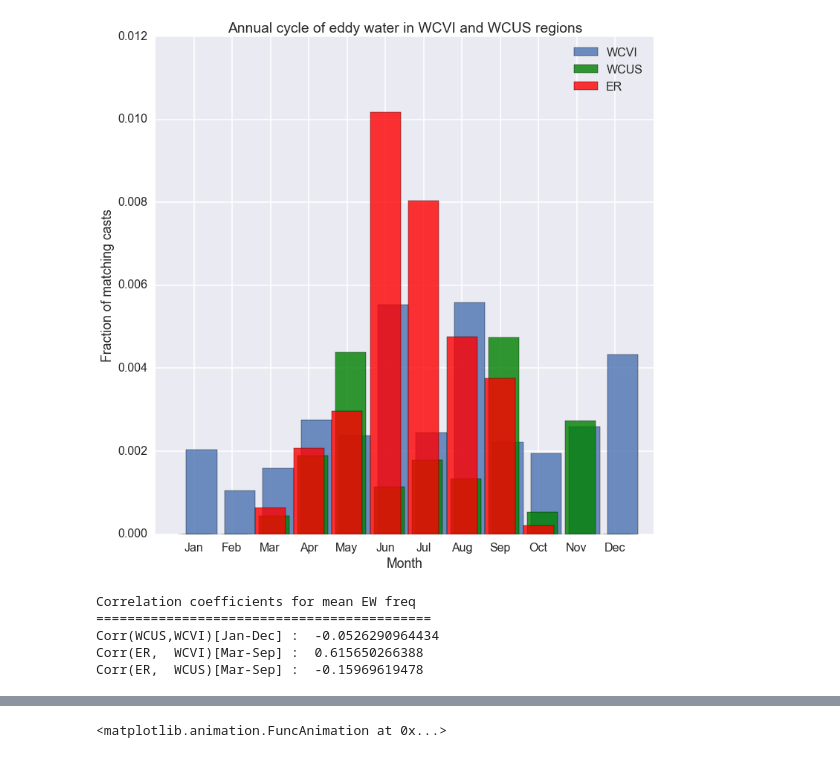
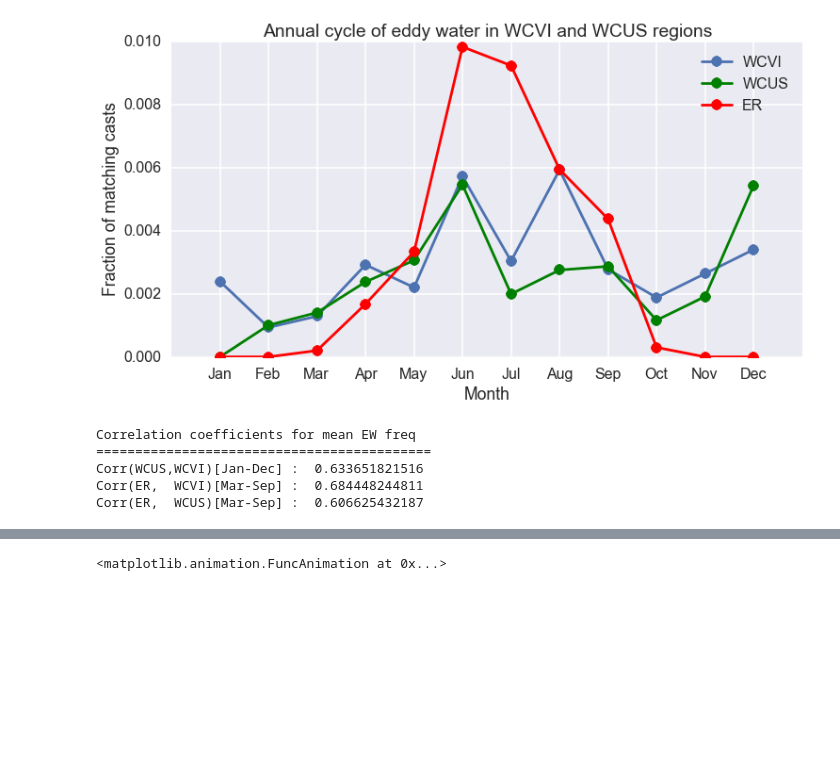
Before and after one commit to UBC-MOAD/falkor_upwelling, a Jupyter notebook: 1_Notebooks/NOAA_observed_levels.ipynb, the cells around one changed output, grey strips where cells are left out. Saved outputs shown, nothing was run; the diff lists cells and outputs as text; code cells hidden in the pictures; blank space fills up the shorter version.

```diff
--- a/1_Notebooks/NOAA_observed_levels.ipynb
+++ b/1_Notebooks/NOAA_observed_levels.ipynb
@@ -8,6 +8,8 @@ import calendar
 import seaborn as sns
 import csvWOD
 import copy
+import seawater as SW
+from mpl_toolkits.basemap import Basemap
 
 # switch to unbuffered output
 class Unbuffered(object):
@@ -23,6 +25,9 @@ import sys
 sys.stdout = Unbuffered(sys.stdout)
 
 sns.set()
+sns.set_style("darkgrid")
+sns.set_context("poster")
+
 
 %matplotlib inline
 # %%
@@ -32,8 +37,8 @@ FILES = ['../../5_WOD13_Data/WOD13_004/ocldb1432579402.10924.CTD.csv',
          '../../5_WOD13_Data/WOD13_004/ocldb1432579402.10924.CTD2.csv',
          '../../5_WOD13_Data/WOD13_004/ocldb1432579402.10924.CTD3.csv',
          '../../5_WOD13_Data/WOD13_004/ocldb1432579402.10924.CTD4.csv',
-         '../../5_WOD13_Data/WOD13_004/ocldb1432579402.10924.CTD5.csv',
-         '../../5_WOD13_Data/WOD13_004/ocldb1432579402.10924.OSD.csv'
+         '../../5_WOD13_Data/WOD13_004/ocldb1432579402.10924.CTD5.csv'
+         #'../../5_WOD13_Data/WOD13_004/ocldb1432579402.10924.OSD.csv'
         ]
 
 for fn in FILES:
@@ -44,7 +49,7 @@ for fn in FILES:
     tmp_casts = []
     tmp_casts = csvWOD.csvWOD_readcasts(fn)
     print '> Done parsing'
-    print '> Regionally filtering'
+    print '> Regionally filtering' # likely don't need this filter
     tmp_casts = csvWOD.csvWOD_filter_region(tmp_casts,-160,-120,15,60)
     print '> Done filtering'
     print '> Appending new casts'
@@ -74,5 +79,16 @@ Total casts:  227915
 # %%
 def get_EW_info(cast_inf,EPS=0.05):
+    '''
+    get_EW_info
+
+    desc
+    ----
+    Loops through all casts in cast_inf and sorts into four categories:
+    ALL   -- contains all casts
+    EW_T  -- contains cast info matching temperature
+    EW_S  -- contains cast info matching salinity
+    EW_TS -- contains cast info matching TS data
+    '''
     lats = []
     lons = []
     yrs = Set([])
@@ -217,41 +250,45 @@ for ii in range(1,13):
     if len(ALL['lats']) > 0:
         mnthWCUS_filt[ii-1]['match_perc'] = float(len(EW_TS['lats']))/float(len(ALL['lats']))
     else:
-        mnthWCVI_filt[ii-1]['match_perc'] = np.nan
+        mnthWCUS_filt[ii-1]['match_perc'] = np.nan
 # %%
-plt.figure(figsize=(12,12))
+plt.figure(figsize=(12,6))
 
-plt.bar(np.arange(1,13)-0.2, [k['match_perc'] for k in mnthWCVI_filt], label='WCVI',alpha=0.8)
-plt.bar(np.arange(1,13)-0.3, [k['match_perc'] for k in mnthWCUS_filt], label='WCUS',color='g',alpha=0.8)
-plt.bar(np.arange(1,13)-0.4, [k['match_perc'] for k in mnthER_filt], label='ER',alpha=0.8,color='r')
+#plt.bar(np.arange(1,13)-0.2, [k['match_perc'] for k in mnthWCVI_filt], label='WCVI',alpha=0.8,width=0.4)
+#plt.bar(np.arange(1,13)-0.4, [k['match_perc'] for k in mnthWCUS_filt], label='WCUS',color='g',alpha=0.8,width=0.4)
+#plt.bar(np.arange(1,13)-0.6, [k['match_perc'] for k in mnthER_filt], label='ER',alpha=0.8,color='r',width=0.4)
+
+plt.plot(np.arange(1,13), [k['match_perc'] for k in mnthWCVI_filt],'-o', label='WCVI')
+plt.plot(np.arange(1,13), [k['match_perc'] for k in mnthWCUS_filt],'-o', label='WCUS',color='g')
+plt.plot(np.arange(1,13),   [k['match_perc'] for k in mnthER_filt],'-o', label='ER',color='r')
 
 plt.xlim((0,13))
 #|plt.ylim((0,.007))
 
 plt.xticks(np.arange(1,13),['Jan','Feb','Mar','Apr','May','Jun','Jul','Aug','Sep','Oct','Nov','Dec'])
 plt.legend()
 
 plt.xlabel('Month')
 plt.ylabel('Fraction of matching casts')
 plt.title('Annual cycle of eddy water in WCVI and WCUS regions')
 plt.show()
 
 
 ## ALSO LOOK AT THE CORRELATION BETWEEN CURVES
 WCVI_freq = [k['match_perc'] for k in mnthWCVI_filt]
 WCUS_freq = [k['match_perc'] for k in mnthWCUS_filt]
 ER_freq = [k['match_perc'] for k in mnthER_filt]
 
 print "Correlation coefficients for mean EW freq"
 print "==========================================="
 print "Corr(WCUS,WCVI)[Jan-Dec] : ", np.corrcoef(WCUS_freq,WCVI_freq)[1,0]
 print "Corr(ER,  WCVI)[Mar-Sep] : ", np.corrcoef(ER_freq[2:9],WCVI_freq[2:9])[1,0]
 print "Corr(ER,  WCUS)[Mar-Sep] : ", np.corrcoef(ER_freq[2:9],WCUS_freq[2:9])[1,0]
 # %% [output]
-[figure, old version]
+[figure, new version]
 Correlation coefficients for mean EW freq
 ===========================================
-Corr(WCUS,WCVI)[Jan-Dec] :  -0.0526290964434
-Corr(ER,  WCVI)[Mar-Sep] :  0.615650266388
-Corr(ER,  WCUS)[Mar-Sep] :  -0.15969619478
+Corr(WCUS,WCVI)[Jan-Dec] :  0.633651821516
+Corr(ER,  WCVI)[Mar-Sep] :  0.684448244811
+Corr(ER,  WCUS)[Mar-Sep] :  0.606625432187
 # %%
```
Also changed, not shown: parts of 10 cells of this notebook, 4 other files.
